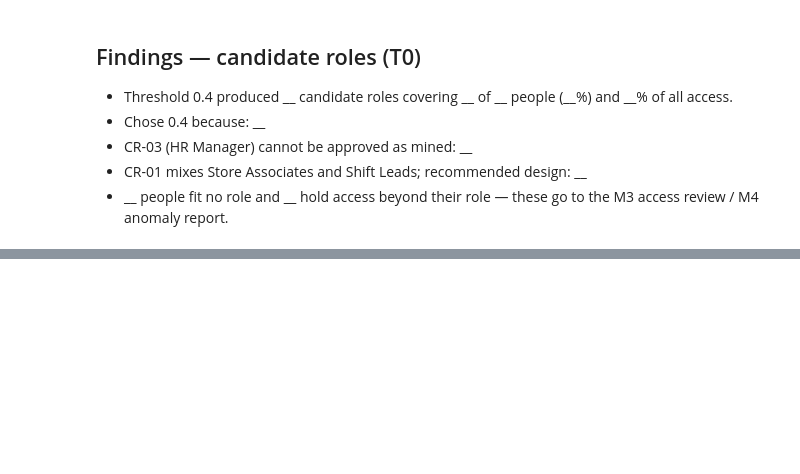
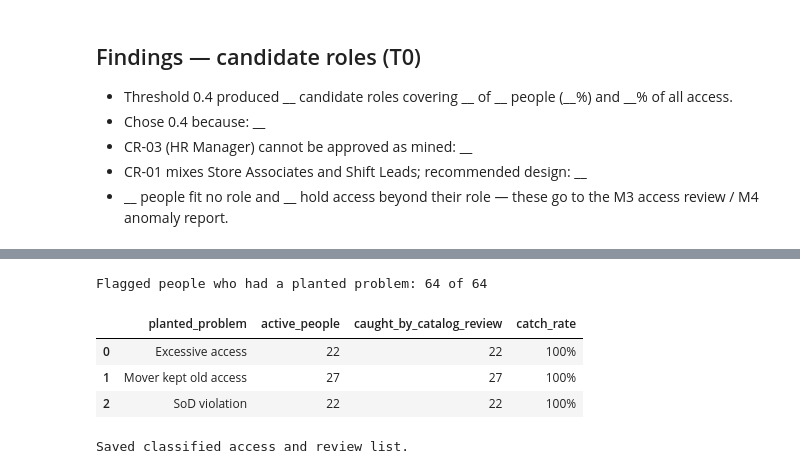
Before and after one commit to Connor-Metzger/entra-governance, a Jupyter notebook: notebooks/role_mining.ipynb, the cells around one changed output, grey strips where cells are left out. Drawn from its saved outputs; the diff is of its cells as text; code cells hidden in the pictures; blank space fills up the shorter version.

```diff
--- a/notebooks/role_mining.ipynb
+++ b/notebooks/role_mining.ipynb
@@ -379,0 +463,14 @@ Saved: c:\Users\metzg\Documents\entra-governance\reports\m2-role-outliers-t0.csv
+# %%
+role_assignments = (classified[classified["explained_by"] != ""]
+                    .drop_duplicates(["upn", "explained_by"]))
+residual = classified[classified["explained_by"] == ""]
+before = len(classified)
+auto = (role_assignments["assignment"] == "Automatic").sum()
+requested = (role_assignments["assignment"] == "Requested").sum()
+decisions = requested + len(residual)
+print("BEFORE: individual grants, each one requested, approved and reviewed by a person:", before)
+print("AFTER:")
+print("  automatic role assignments (driven by HR data):", auto)
+print("  role assignments that need a request + approval:", requested)
+print("  leftover grants to review:", len(residual))
+print(f"Human decisions needed: {decisions} instead of {before} ({1 - decisions / before:.1%} fewer)")
@@ -379,0 +495,7 @@ Saved: c:\Users\metzg\Documents\entra-governance\reports\m2-role-outliers-t0.csv
+# %%
+review_list = (residual.groupby("upn")["entitlement"].apply(lambda s: ", ".join(sorted(s)))
+               .rename("not_explained").to_frame().join(people))
+print("People with access the catalog does not explain:", len(review_list))
+print()
+print("Top unexplained entitlements:")
+print(residual["entitlement"].value_counts().head(6))
@@ -379,0 +514,32 @@ Saved: c:\Users\metzg\Documents\entra-governance\reports\m2-role-outliers-t0.csv
+# %%
+import json
+
+truth = json.loads((DATA / "ground_truth.json").read_text())["details"]
+planted = {
+    "Excessive access": {d["upn"] for d in truth["excessive_access"]},
+    "Mover kept old access": {d["upn"] for d in truth["movers_with_residual_access"]},
+    "SoD violation": {d["upn"] for d in truth["sod_violations"]},
+}
+flagged = set(review_list.index)
+score = []
+for problem, upns in planted.items():
+    still_active = upns & set(matrix.index)
+    caught = still_active & flagged
+    score.append({"planted_problem": problem, "active_people": len(still_active),
+                  "caught_by_catalog_review": len(caught),
+                  "catch_rate": f"{len(caught) / len(still_active):.0%}" if still_active else "n/a"})
+all_planted = set().union(*planted.values()) & set(matrix.index)
+print(f"Flagged people who had a planted problem: {len(flagged & all_planted)} of {len(flagged)}")
+pd.DataFrame(score)
+# %% [output]
+Flagged people who had a planted problem: 64 of 64
+|  | planted_problem | active_people | caught_by_catalog_review | catch_rate |
+| 0 | Excessive access | 22 | 22 | 100% |
+| 1 | Mover kept old access | 27 | 27 | 100% |
+| 2 | SoD violation | 22 | 22 | 100% |
+# %%
+classified.to_csv(REPORTS / "m2-access-classified-t0.csv", index=False)
+review_list.to_csv(REPORTS / "m2-catalog-review-list-t0.csv")
+print("Saved classified access and review list.")
+# %% [output]
+Saved classified access and review list.
```
Also changed, not shown: parts of 8 cells of this notebook, 4 other files.
